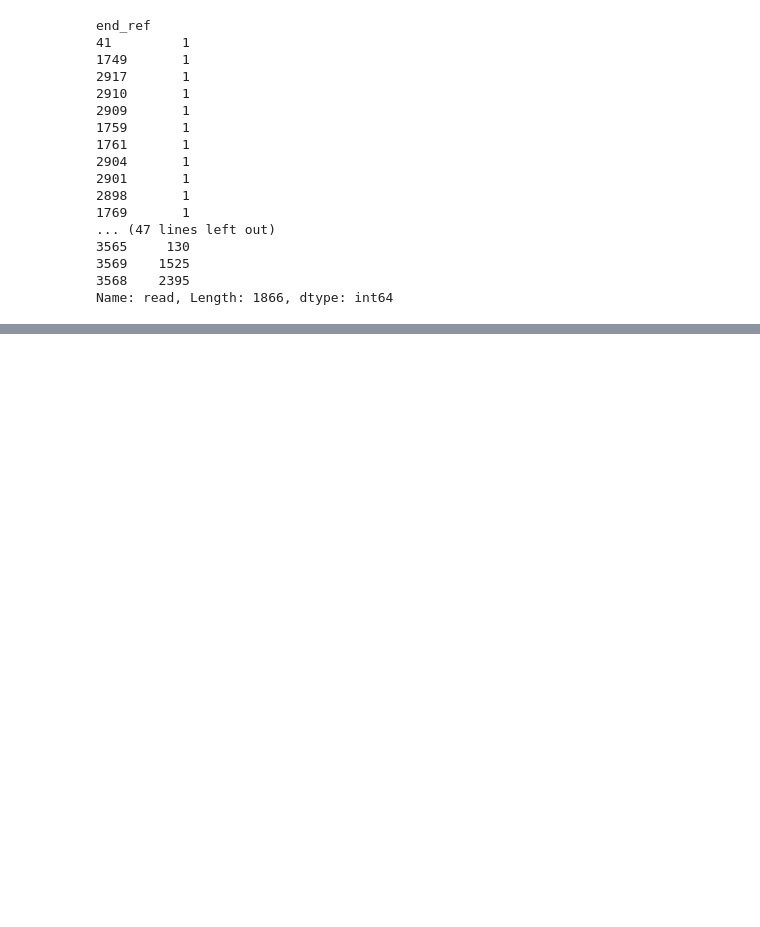
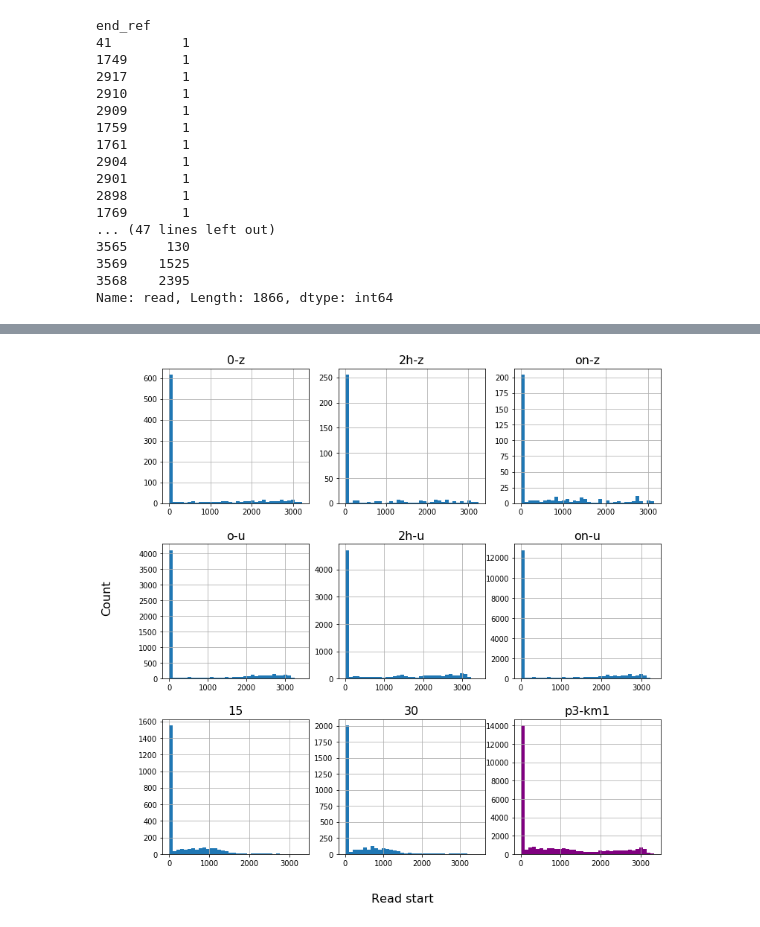
Before and after one commit to taliaku/SternLab, a Jupyter notebook: MS2_analysis/loop_genomics_short_genomes.ipynb, the cells around one changed output, grey strips where cells are left out. Cells and saved outputs as stored; diff of their text form; code cells hidden in the pictures; blank space fills up the shorter version.

```diff
--- a/MS2_analysis/loop_genomics_short_genomes.ipynb
+++ b/MS2_analysis/loop_genomics_short_genomes.ipynb
@@ -53,9 +56,11 @@ Name: read, Length: 1866, dtype: int64
 # %%
-blast_paths = glob.glob('/sternadi/nobackup/volume1/noam/ms2_data/loop_genomics_202012/perl_pipeline/2813_sample_sample_*/tmp/*.blast')
-for i in blast_paths:
-    b = blast_to_df(i)
-    print('\n' + i.split('/')[-3])
-    #print(b.groupby('read').start_ref.count().reset_index().groupby('start_ref').count())
-    mapped_once = b[b.groupby('read').end_ref.transform('count') == 1]
-    print(f'percent of reads end in 1764: {100 * len(mapped_once[mapped_once.end_ref == 1764]) / len(mapped_once)}')
+sample_dirs = glob.glob('/sternadi/nobackup/volume1/noam/ms2_data/ms2_loop_genomics_202012/perl_pipeline/2813_sample_*')
+for sample in sample dirs:
+    blast_paths = glob.glob(sample + '/tmp/*.blast')
+    for i in blast_paths:
+        b = blast_to_df(i)
+        print('\n' + i.split('/')[-3])
+        print(b.groupby('read').start_ref.count().reset_index().groupby('start_ref').count())
+        mapped_once = b[b.groupby('read').end_ref.transform('count') == 1]
+        print(f'percent of reads end in 1764: {100 * len(mapped_once[mapped_once.end_ref == 1764]) / len(mapped_once)}')
 # %% [output]
@@ -89,0 +174,31 @@ blast_paths
+# %%
+fig, axes = plt.subplots(nrows=3, ncols=3)
+axes = axes.flatten()
+order = {'0-z':'/sternadi/nobackup/volume1/noam/ms2_data/ms2_loop_genomics_202012/perl_pipeline/2813_sample_sample_0-z',
+         '2h-z':'/sternadi/nobackup/volume1/noam/ms2_data/ms2_loop_genomics_202012/perl_pipeline/2813_sample_sample_2h-z',
+         'on-z':'/sternadi/nobackup/volume1/noam/ms2_data/ms2_loop_genomics_202012/perl_pipeline/2813_sample_sample_on-z',
+         'o-u':'/sternadi/nobackup/volume1/noam/ms2_data/ms2_loop_genomics_202012/perl_pipeline/2813_sample_sample_o-u',
+         '2h-u':'/sternadi/nobackup/volume1/noam/ms2_data/ms2_loop_genomics_202012/perl_pipeline/2813_sample_sample_2h-u',
+         'on-u':'/sternadi/nobackup/volume1/noam/ms2_data/ms2_loop_genomics_202012/perl_pipeline/2813_sample_sample_on-u',
+         '15':'/sternadi/nobackup/volume1/noam/ms2_data/ms2_loop_genomics_202012/perl_pipeline/2813_sample_sample_15',
+         '30':'/sternadi/nobackup/volume1/noam/ms2_data/ms2_loop_genomics_202012/perl_pipeline/2813_sample_sample_30',
+         'p3-km1':'/sternadi/nobackup/volume1/noam/ms2_data/ms2_loop_genomics_20200831/2543_sample_p3-km1_nopip'}
+
+for sample, a in zip(order, axes):
+    blast_paths = glob.glob(order[sample] + '/tmp/*.blast')
+    blasts = []
+    for i in blast_paths:
+        blasts.append(blast_to_df(i))
+    b = pd.concat(blasts)
+    mapped_once = b[b.groupby('read').start_ref.transform('count') == 1]
+    if sample == 'p3-km1':
+        mapped_once.start_ref.hist(bins=36, ax=a, color='purple')
+    else:
+        mapped_once.start_ref.hist(bins=36, ax=a)
+    a.set_title(sample, fontsize=16)
+fig.text(s='Read start', x=0.45, y=0.05, fontsize=16)
+fig.text(s='Count', y=0.5, x=0.03, fontsize=16, rotation=90)
+fig.set_size_inches(12, 12)
+fig.subplots_adjust(hspace=0.3, wspace=0.2)
+# %% [output]
+[figure, added]
```
Also changed, not shown: parts of 22 cells of this notebook.
